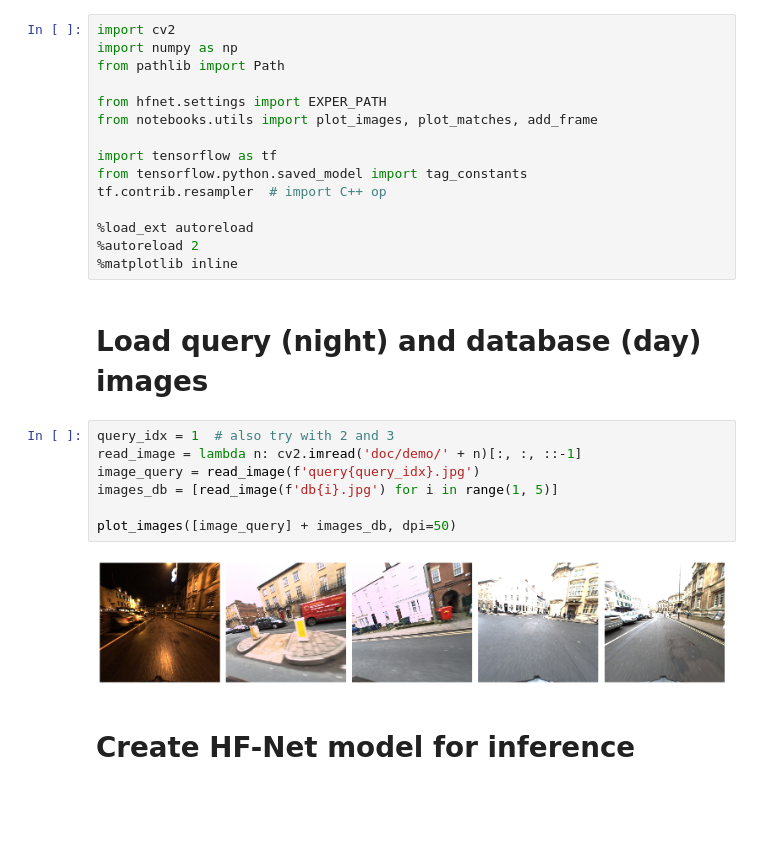
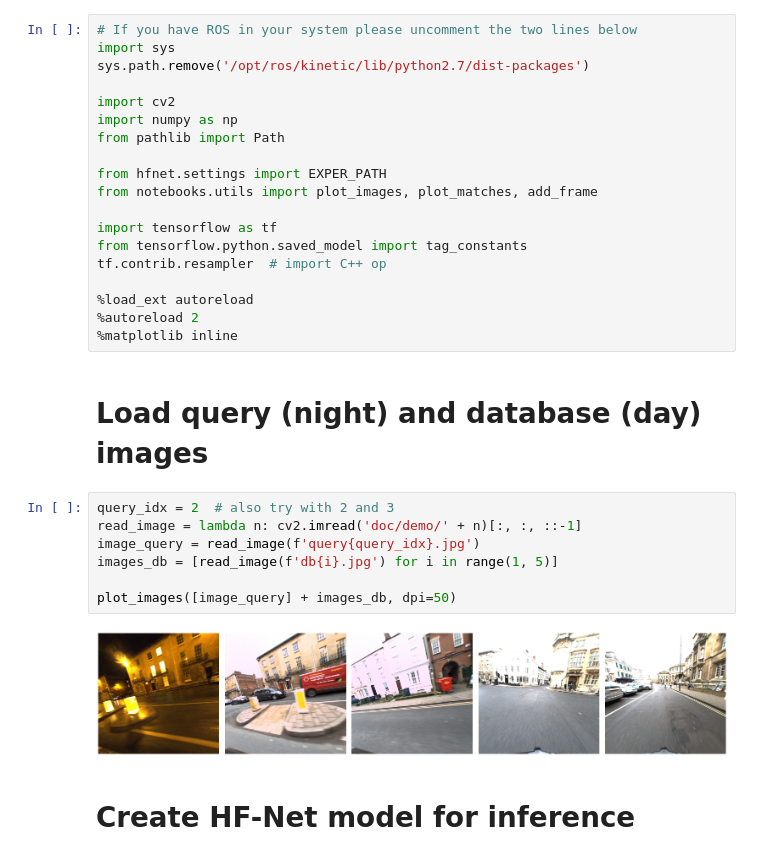
Before and after one commit to ethz-asl/hfnet, a Jupyter notebook: demo.ipynb, the cells around one changed output. Cells and saved outputs as stored; diff of their text form; blank space fills up the shorter version.

```diff
--- a/demo.ipynb
+++ b/demo.ipynb
@@ -1,4 +1,8 @@
 # %%
+# If you have ROS in your system please uncomment the two lines below
+import sys
+sys.path.remove('/opt/ros/kinetic/lib/python2.7/dist-packages')
+
 import cv2
 import numpy as np
 from pathlib import Path
@@ -16,14 +20,14 @@ tf.contrib.resampler  # import C++ op
 # %% [markdown]
 # Load query (night) and database (day) images
 # %%
-query_idx = 1  # also try with 2 and 3
+query_idx = 2  # also try with 2 and 3
 read_image = lambda n: cv2.imread('doc/demo/' + n)[:, :, ::-1]
 image_query = read_image(f'query{query_idx}.jpg')
 images_db = [read_image(f'db{i}.jpg') for i in range(1, 5)]
 
 plot_images([image_query] + images_db, dpi=50)
 # %% [output]
-[figure, old version]
+[figure, new version]
 # %% [markdown]
 # Create HF-Net model for inference
 # %%
```
Also changed, not shown: parts of 3 cells of this notebook, 2 other files.
